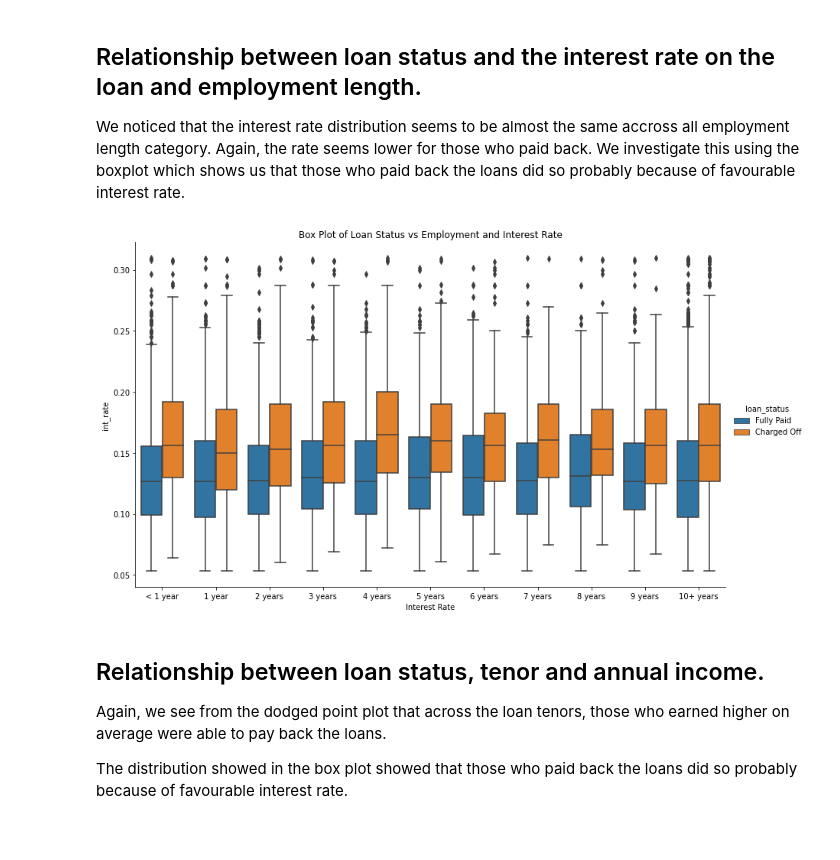
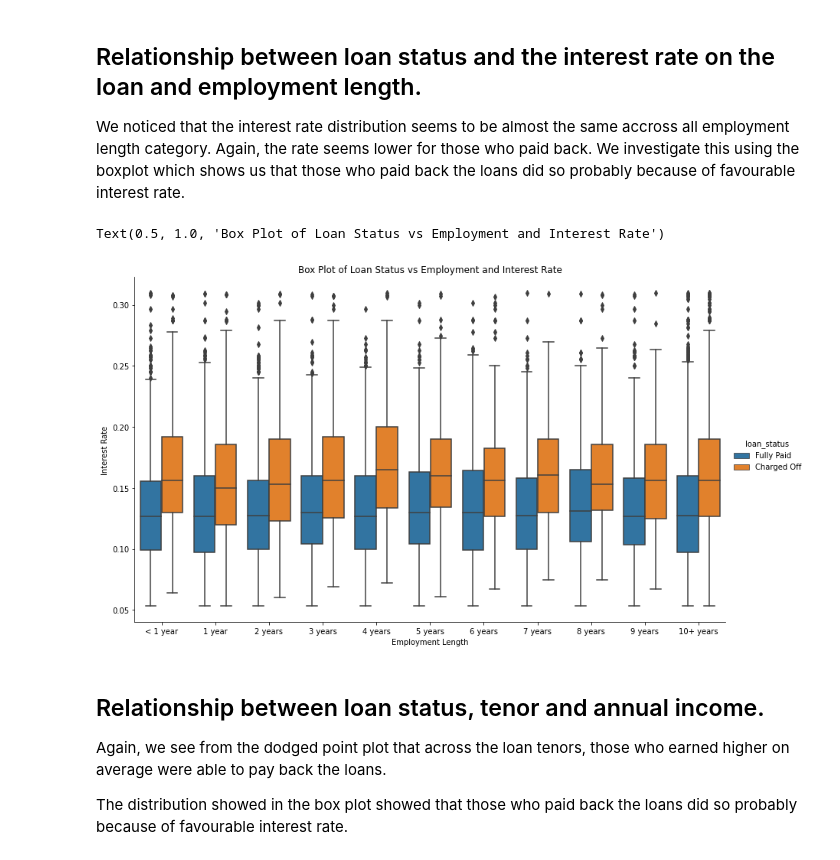
Before and after one commit to olusegunajibola/lloyds-bigdata-loan-customers, a Jupyter notebook: A Data Strategy/Part_II_slide_deck_data_strategy_loans.ipynb, the cells around one changed output. Cells and saved outputs as stored; diff of their text form; code cells hidden in the pictures.

```diff
--- a/A Data Strategy/Part_II_slide_deck_data_strategy_loans.ipynb
+++ b/A Data Strategy/Part_II_slide_deck_data_strategy_loans.ipynb
@@ -79,12 +80,13 @@ plt.title('Customer Employment Length vs Loan Status') ;
 
 We noticed that the interest rate distribution seems to be almost the same accross all employment length category. Again, the rate seems lower for those who paid back. We investigate this using the boxplot which shows us that those who paid back the loans did so probably because of favourable interest rate.
 # %%
-sb.catplot(data=loan, x="emp_length", y="int_rate", hue="loan_status", kind="box", height=7, aspect=11.7/7)
+sb.catplot(data=loan, x="emp_length", y="int_rate", hue="loan_status", kind="box", height=7, aspect = 11.7/7 )
 plt.xlabel('Employment Length')
-plt.xlabel('Interest Rate')
-plt.title('Box Plot of Loan Status vs Employment and Interest Rate');
+plt.ylabel('Interest Rate')
+plt.title('Box Plot of Loan Status vs Employment and Interest Rate')
 # %% [output]
+Text(0.5, 1.0, 'Box Plot of Loan Status vs Employment and Interest Rate')
-[figure, old version]
+[figure, new version]
 # %% [markdown]
 ## Relationship between loan status, tenor and annual income.
 
```
Also changed, not shown: parts of 4 cells of this notebook.
